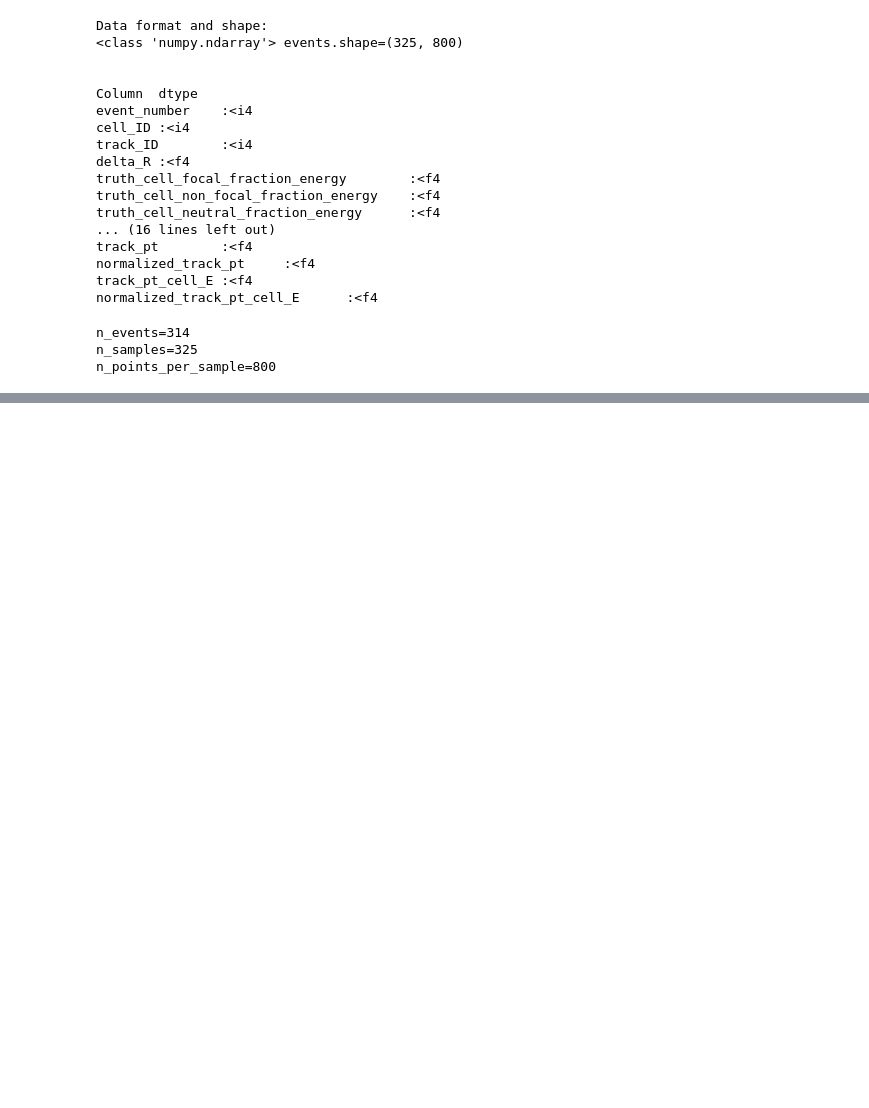
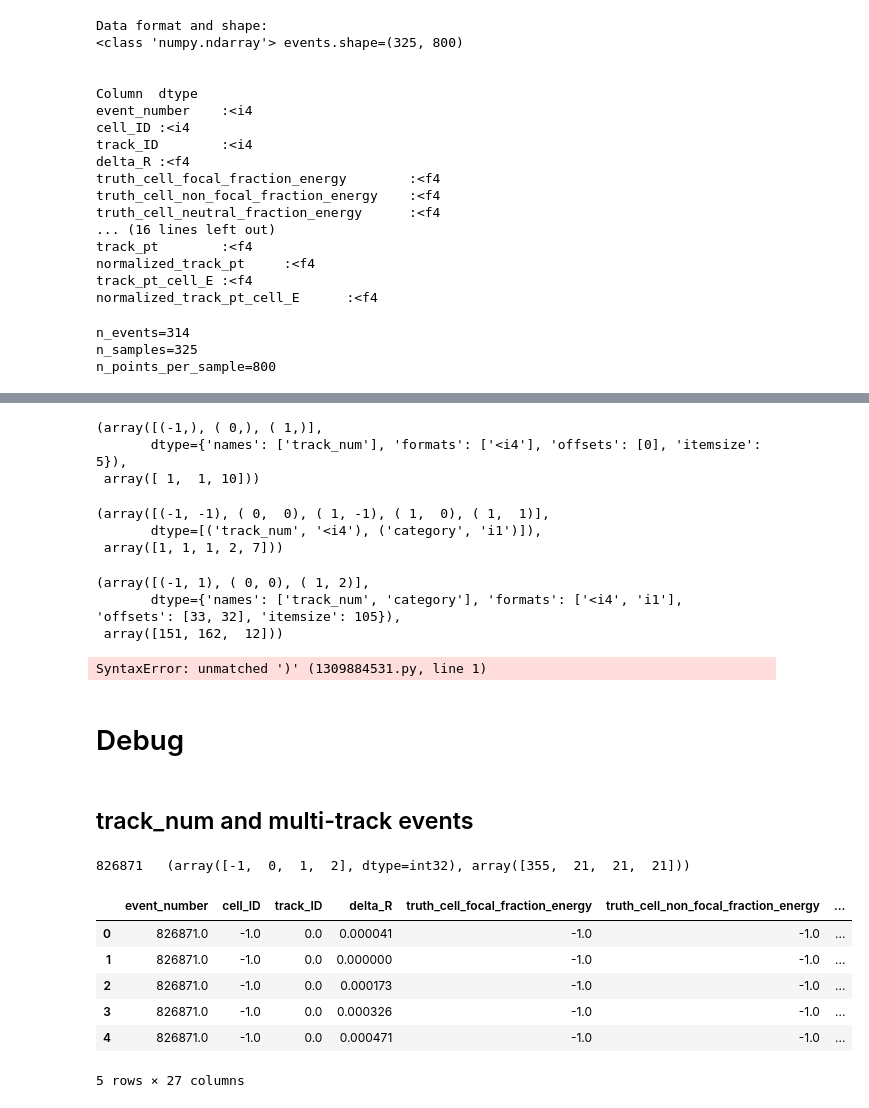
Before and after one commit to clissa/mlops, a Jupyter notebook: notebooks/01.data-exploration.ipynb, the cells around one changed output, grey strips where cells are left out. Saved outputs shown, nothing was run; the diff lists cells and outputs as text; code cells hidden in the pictures; blank space fills up the shorter version.

```diff
--- a/notebooks/01.data-exploration.ipynb
+++ b/notebooks/01.data-exploration.ipynb
@@ -89,3 +89,12 @@ print(f"{n_points_per_sample=}")
 n_events=314
 n_samples=325
 n_points_per_sample=800
+# %%
+# take one point per sample and check event_number;
+# if event_number is repeated it means we have more samples per that event_number
+# we take just one point, since event_number repeated for each point otherwise
+n_samples_per_event = np.unique(events['event_number'][:, 0], return_counts=True)
+
+multiple_samples_event_ids = n_samples_per_event[0][n_samples_per_event[1]>1]
+print("This events unexpectedly have more than one sample per event... --> TO CHECK")
+multiple_samples_event_ids
@@ -91,0 +245,22 @@ n_points_per_sample=800
+# %%
+np.unique(test_arr[["track_num"]][:,], return_counts=True)
+# %% [output]
+(array([(-1,), ( 0,), ( 1,)],
+       dtype={'names': ['track_num'], 'formats': ['<i4'], 'offsets': [0], 'itemsize': 5}),
+ array([ 1,  1, 10]))
+# %%
+np.unique(test_arr[["track_num", "category"]], return_counts=True)
+# %% [output]
+(array([(-1, -1), ( 0,  0), ( 1, -1), ( 1,  0), ( 1,  1)],
+       dtype=[('track_num', '<i4'), ('category', 'i1')]),
+ array([1, 1, 1, 2, 7]))
+# %%
+np.unique(events[["track_num", "category"]][:, ], return_counts=True)
+# %% [output]
+(array([(-1, 1), ( 0, 0), ( 1, 2)],
+       dtype={'names': ['track_num', 'category'], 'formats': ['<i4', 'i1'], 'offsets': [33, 32], 'itemsize': 105}),
+ array([151, 162,  12]))
+# %%
+events['track_num'][:,0])
+# %% [output]
+SyntaxError: unmatched ')' (1309884531.py, line 1)
@@ -91,0 +269,48 @@ n_points_per_sample=800
+# %% [markdown]
+# Debug
+# %% [markdown]
+## track_num and multi-track events
+# %%
+multiple_samples_event_ids = n_samples_per_event[0][n_samples_per_event[1]>1]
+
+for _ in multiple_samples_event_ids:
+    mask_event = events['event_number'] == multiple_samples_event_ids[0]
+    mask_category = events['category'] == -1
+
+    intersect = (mask_event * mask_category).sum()
+    print(_, intersect)
+
+# all zeros mean no padding points: this is because padding points have event_number==-1
+# %%
+# now inspect multi-track events
+
+import pandas as pd
+
+event_id = multiple_samples_event_ids[0]
+
+sample_event = events[events['event_number']==event_id]
+column_names = events.dtype.names
+
+
+def np_to_pd(arr):
+    column_names = arr.dtype.names
+
+    data = np.array([arr[field] for field in column_names]).T
+
+    # Create DataFrame with proper column names
+    df = pd.DataFrame(data, columns=column_names)#.sort_values(by='category', ascending=False).reset_index(drop=True)
+    return df
+
+
+print(f"{event_id}\t", np.unique(sample_event['track_num'], return_counts=True))
+df = np_to_pd(sample_event)
+df.head()
+# %% [output]
+826871   (array([-1,  0,  1,  2], dtype=int32), array([355,  21,  21,  21]))
+|  | event_number | cell_ID | track_ID | delta_R | truth_cell_focal_fraction_energy | truth_cell_non_focal_fraction_energy | ... |
+| 0 | 826871.0 | -1.0 | 0.0 | 0.000041 | -1.0 | -1.0 | ... |
+| 1 | 826871.0 | -1.0 | 0.0 | 0.000000 | -1.0 | -1.0 | ... |
+| 2 | 826871.0 | -1.0 | 0.0 | 0.000173 | -1.0 | -1.0 | ... |
+| 3 | 826871.0 | -1.0 | 0.0 | 0.000326 | -1.0 | -1.0 | ... |
+| 4 | 826871.0 | -1.0 | 0.0 | 0.000471 | -1.0 | -1.0 | ... |
+5 rows × 27 columns
```
Also changed, not shown: parts of 20 cells of this notebook.
